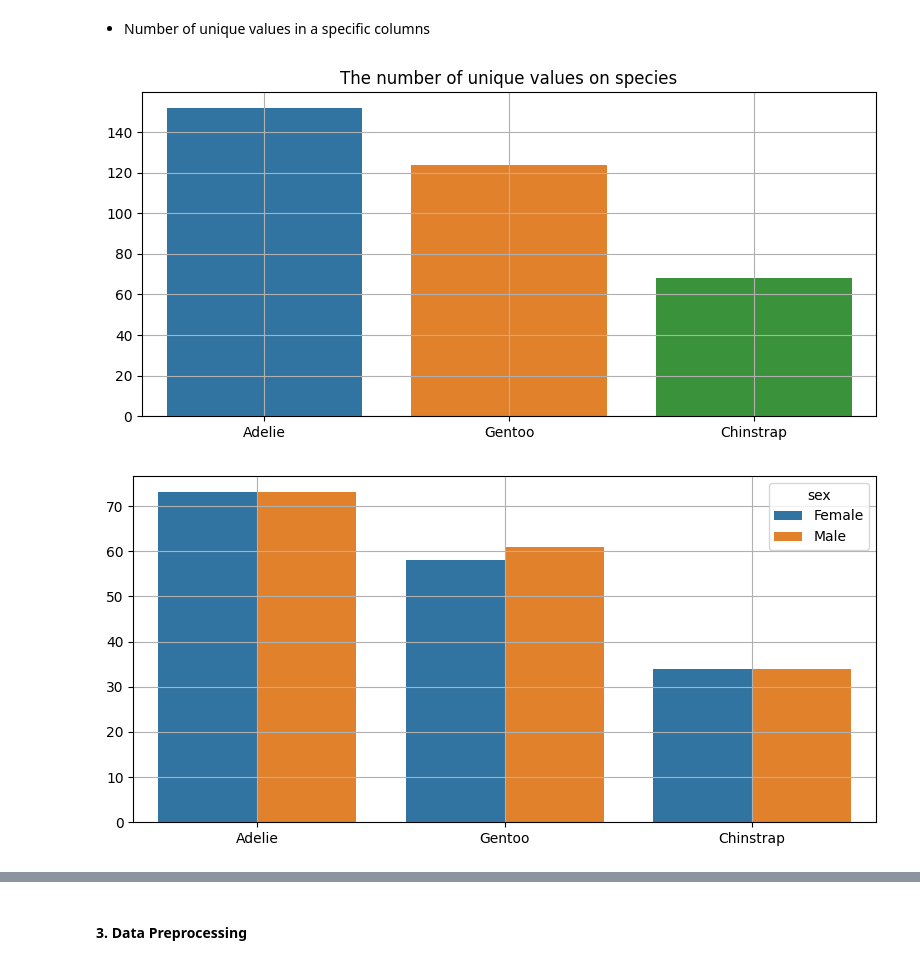
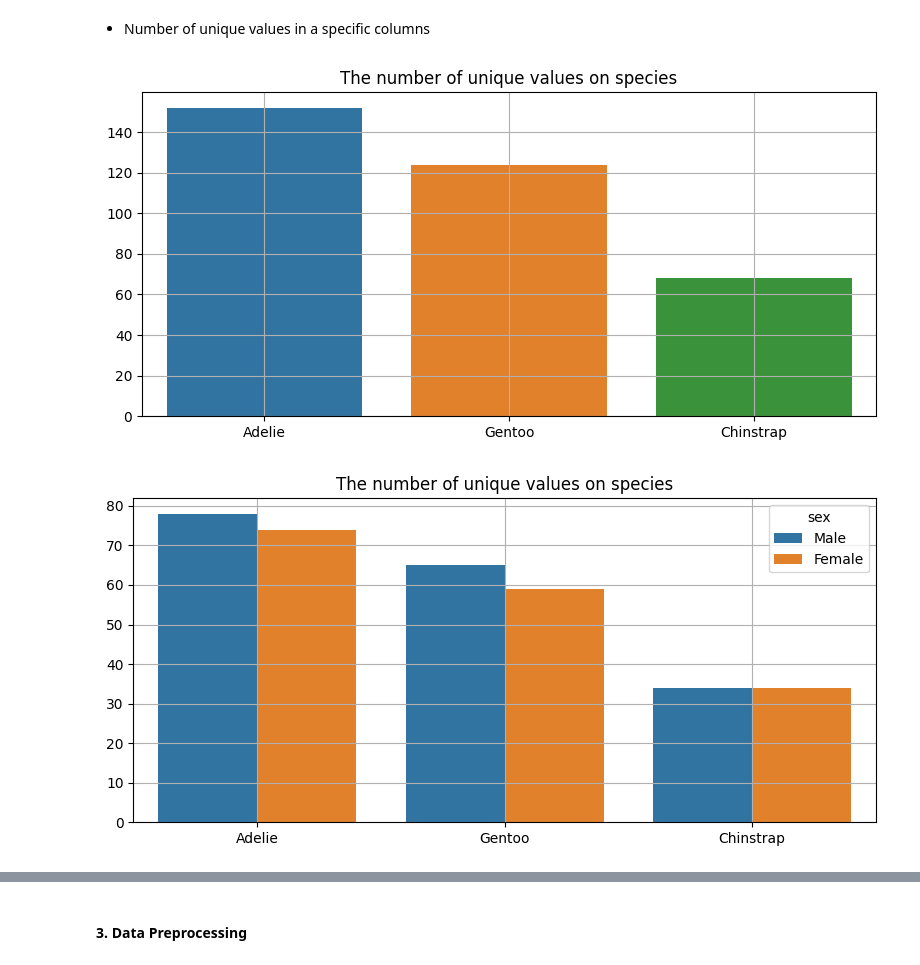
Before and after one commit to kusin/bahan-ajar-ML, a Jupyter notebook: Pertemuan 6 - Algoritma Klasifikasi Data Bagian 2/penguins.ipynb, the cells around one changed output, grey strips where cells are left out. Saved outputs shown, nothing was run; the diff lists cells and outputs as text; code cells hidden in the pictures.

```diff
--- a/Pertemuan 6 - Algoritma Klasifikasi Data Bagian 2/penguins.ipynb
+++ b/Pertemuan 6 - Algoritma Klasifikasi Data Bagian 2/penguins.ipynb
@@ -23,6 +27,6 @@ import matplotlib.pyplot as plt
 - load dataset
 # %%
 # load dataset
-dataset = sns.load_dataset("penguins")
-print(dataset.tail(3))
+dataset = sns.load_dataset("penguins").ffill()
+print(dataset)
 # %% [output]
@@ -72,17 +102,16 @@ def barplot(data, x, y, hue, title):
 # %%
 # calculate the number of unique values on species
 barplot(
     data=unique_values(data=dataset, columns="species"),
     x="species", y="sum", hue="species", title="The number of unique values on species")
 
 # calculate the species grouped based on sex
 barplot(
     data=unique_values(data=dataset, columns=["species", "sex"]),
-    x="species", y="sum", hue="sex", title=""
-)
+    x="species", y="sum", hue="sex", title="The number of unique values on species")
 # %% [output]
 [figure]
-[figure, old version]
+[figure, new version]
 # %%
 # calculate the number of unique values on island
 barplot(
```
Also changed, not shown: parts of 16 cells of this notebook, 1 other file.
